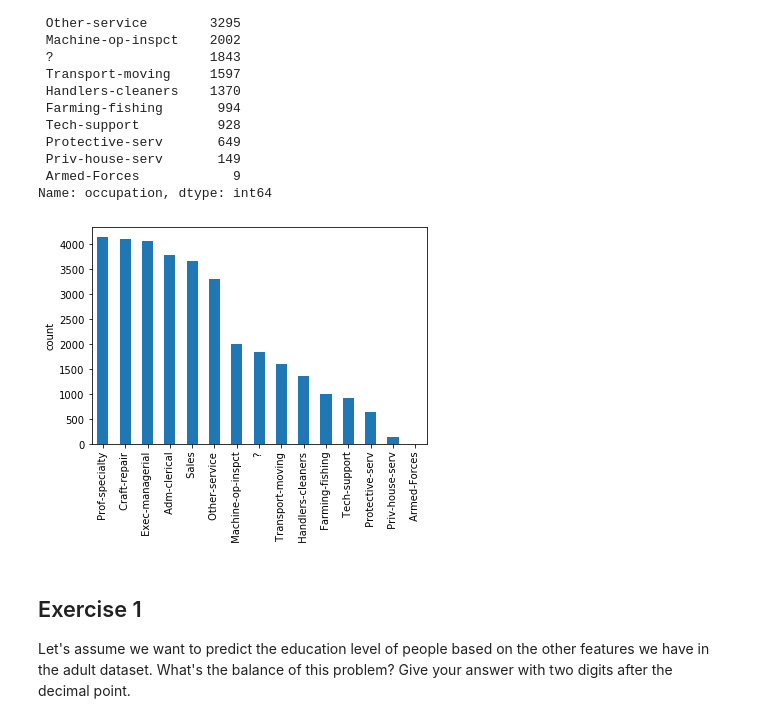
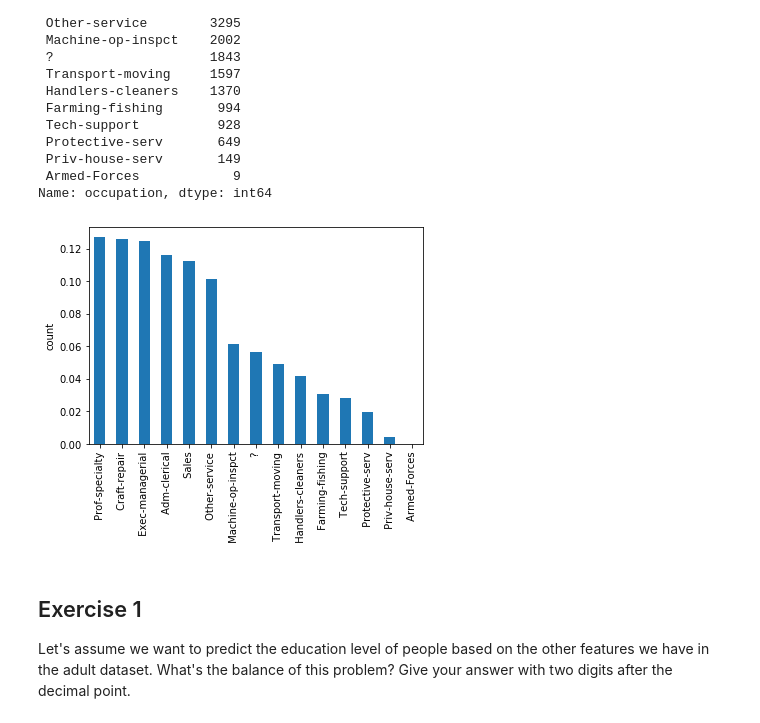
Before and after one commit to BrownDSI/data1030-student-f19, a Jupyter notebook: 2019_10_01/lecture8.ipynb, the cells around one changed output. Cells and saved outputs as stored; diff of their text form; code cells hidden in the pictures.

```diff
--- a/2019_10_01/lecture8.ipynb
+++ b/2019_10_01/lecture8.ipynb
@@ -298,11 +299,11 @@ print(df['occupation'].value_counts())
  Armed-Forces            9
 Name: occupation, dtype: int64
 # %%
-pd.value_counts(df['occupation']).plot.bar()
+pd.value_counts(df['occupation'],normalize=True).plot.bar()
 plt.ylabel('count')
 plt.show()
 # %% [output]
-[figure, old version]
+[figure, new version]
 # %% [markdown]
 ## Exercise 1
 
```
Also changed, not shown: parts of 3 cells of this notebook, 6 other files.
